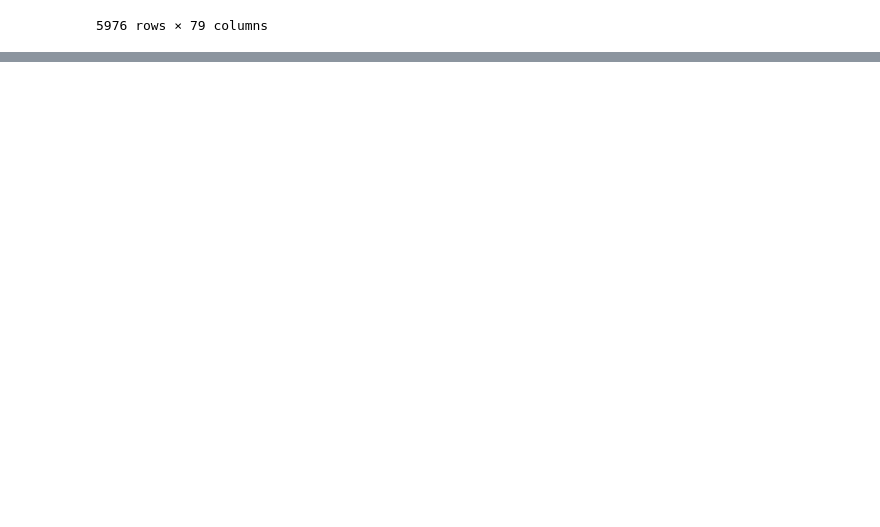
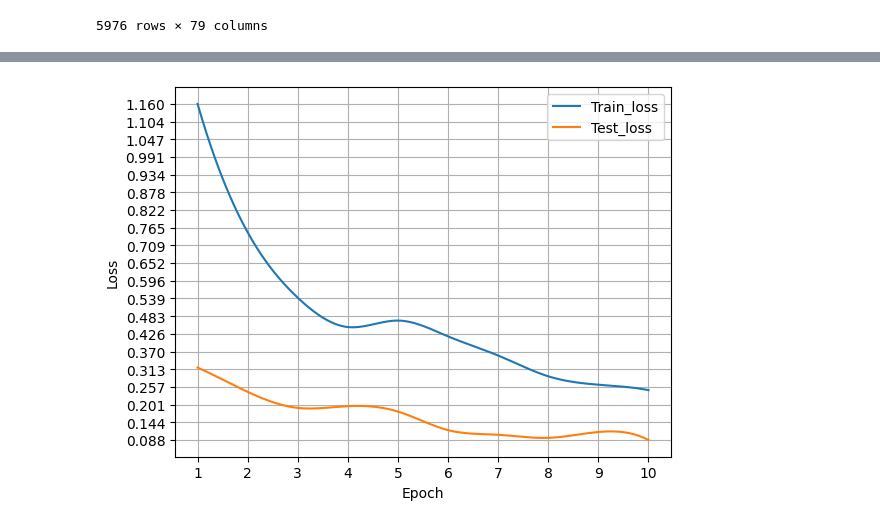
Before and after one commit to ShuvalovDR/Gears, a Jupyter notebook: Gears.ipynb, the cells around one changed output, grey strips where cells are left out. Saved outputs shown, nothing was run; the diff lists cells and outputs as text; code cells hidden in the pictures; blank space fills up the shorter version.

Commit message:
Added torch network baseline

```diff
--- a/Gears.ipynb
+++ b/Gears.ipynb
@@ -630,0 +722,21 @@ plt.show()
+# %%
+class Net(nn.Module):
+    def __init__(self):
+        super(Net, self).__init__()
+
+        self.fc1 = nn.Linear(81, 100)
+        self.do1 = nn.Dropout(0.4)
+        self.fc2 = nn.Linear(100, 6)
+
+    def forward(self, x):
+        x = self.fc1(x)
+        x = nn.ReLU()(x)
+        x = self.do1(x)
+        x = self.fc2(x)
+        return x
+
+model = Net()
+# %%
+criterion = torch.nn.CrossEntropyLoss()
+optimezer = torch.optim.Adam(params=model.parameters(), lr=0.01)
+#scheduler = lr_scheduler.ExponentialLR(optimezer, gamma=0.5)
@@ -630,0 +809,26 @@ plt.show()
+# %%
+from scipy.interpolate import make_interp_spline, BSpline
+
+#create data
+x = np.array([i + 1 for i in range(epochs)])
+y1 = np.array(train_loss_values)
+y2 = np.array(test_loss_values)
+xnew = np.linspace(x.min(), x.max(), 200)
+
+#define spline
+spl1 = make_interp_spline(x, y1, k=3)
+y_smooth1 = spl1(xnew)
+spl2 = make_interp_spline(x, y2, k=3)
+y_smooth2 = spl2(xnew)
+#create smooth line chart
+plt.plot(xnew, y_smooth1, label='Train_loss')
+plt.plot(xnew, y_smooth2, label='Test_loss')
+plt.xticks([i + 1 for i in range(epochs)])
+plt.yticks(np.linspace(min(train_loss_values + test_loss_values), max(train_loss_values + test_loss_values), 20))
+plt.xlabel('Epoch')
+plt.ylabel('Loss')
+plt.grid()
+plt.legend()
+plt.show()
+# %% [output]
+[figure, added]
```
Also changed, not shown: parts of 20 cells of this notebook.
